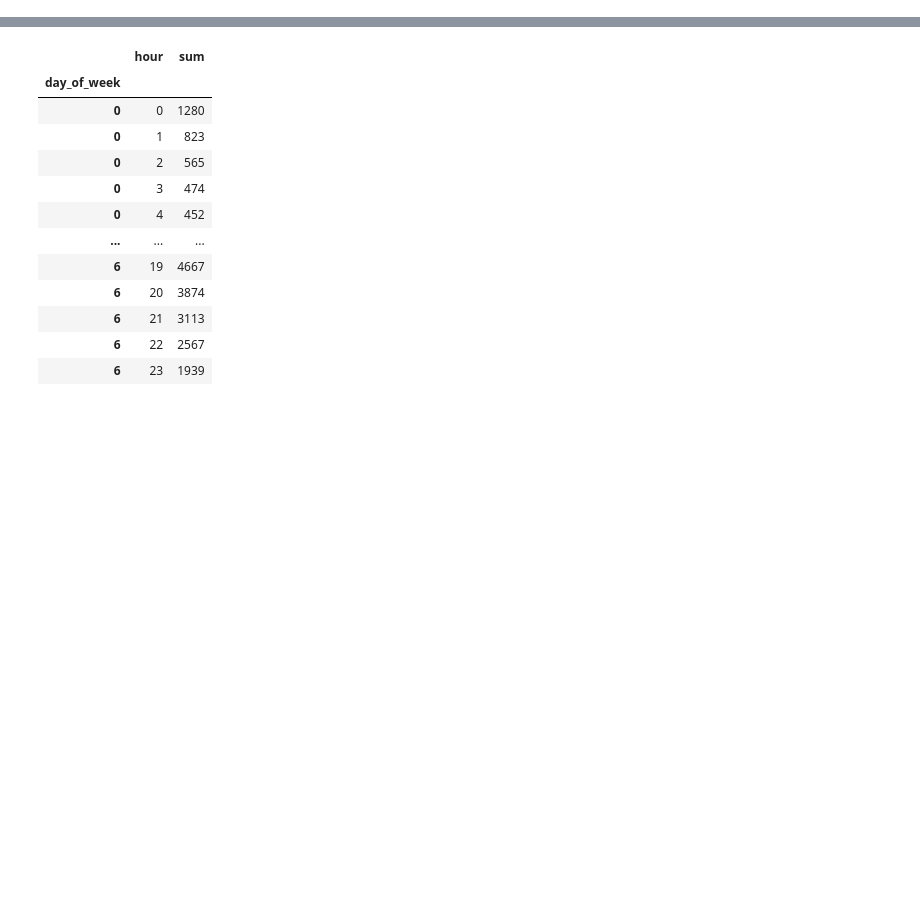
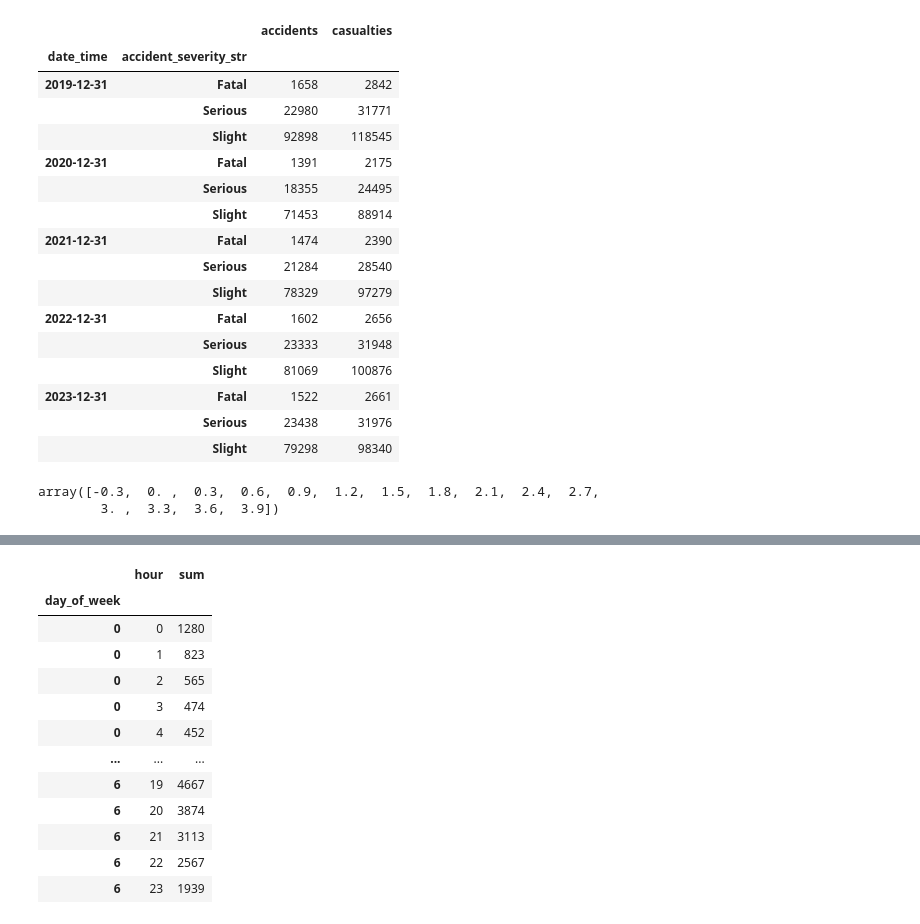
Before and after one commit to andyrids/dataclocklib, a Jupyter notebook: docs/source/tutorial.ipynb, the cells around one changed output, grey strips where cells are left out. Cells and saved outputs as stored; diff of their text form; code cells hidden in the pictures; blank space fills up the shorter version.

```diff
--- a/docs/source/tutorial.ipynb
+++ b/docs/source/tutorial.ipynb
@@ -36 +27,6 @@ data = pd.read_parquet(
+# %%
+raw_data = pd.read_csv(
+    "https://data.dft.gov.uk/road-accidents-safety-data/dft-road-casualty-statistics-collision-last-5-years.csv",
+    dtype={"accident_index": "string", "accident_reference": "string"}
+)
 # %%
@@ -58,0 +170,42 @@ memory usage: 66.9 MB
+# %%
+summary_data = (
+    data
+    .set_index("date_time")
+    .filter(
+        [
+            "accident_index",
+            "accident_severity_str",
+            "number_of_casualties"
+        ]
+    )
+    .groupby([pd.Grouper(freq="YE"), "accident_severity_str"])
+    .agg(
+        accidents=pd.NamedAgg(column="accident_index", aggfunc="count"),
+        casualties=pd.NamedAgg(column="number_of_casualties", aggfunc="sum")
+    )
+)
+
+summary_data
+# %% [output]
+|  |  | accidents | casualties |
+| date_time | accident_severity_str |  |  |
+| 2019-12-31 | Fatal | 1658 | 2842 |
+|  | Serious | 22980 | 31771 |
+|  | Slight | 92898 | 118545 |
+| 2020-12-31 | Fatal | 1391 | 2175 |
+|  | Serious | 18355 | 24495 |
+|  | Slight | 71453 | 88914 |
+| 2021-12-31 | Fatal | 1474 | 2390 |
+|  | Serious | 21284 | 28540 |
+|  | Slight | 78329 | 97279 |
+| 2022-12-31 | Fatal | 1602 | 2656 |
+|  | Serious | 23333 | 31948 |
+|  | Slight | 81069 | 100876 |
+| 2023-12-31 | Fatal | 1522 | 2661 |
+|  | Serious | 23438 | 31976 |
+|  | Slight | 79298 | 98340 |
+# %%
+np.arange(-0.3, 14*0.3, 0.3)
+# %% [output]
+array([-0.3,  0. ,  0.3,  0.6,  0.9,  1.2,  1.5,  1.8,  2.1,  2.4,  2.7,
+        3. ,  3.3,  3.6,  3.9])
```
Also changed, not shown: parts of 17 cells of this notebook, 3 other files.
